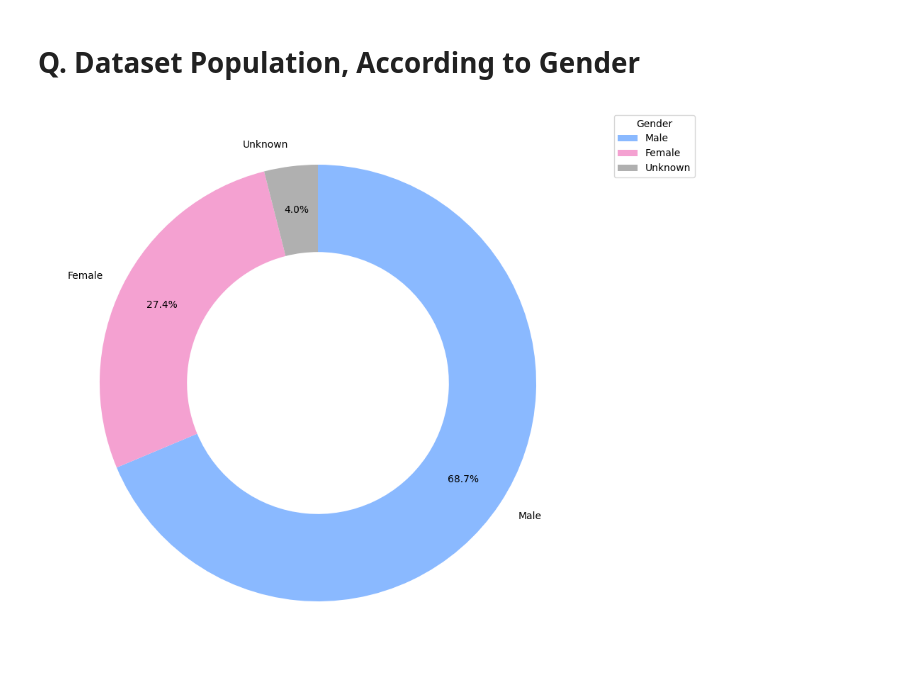
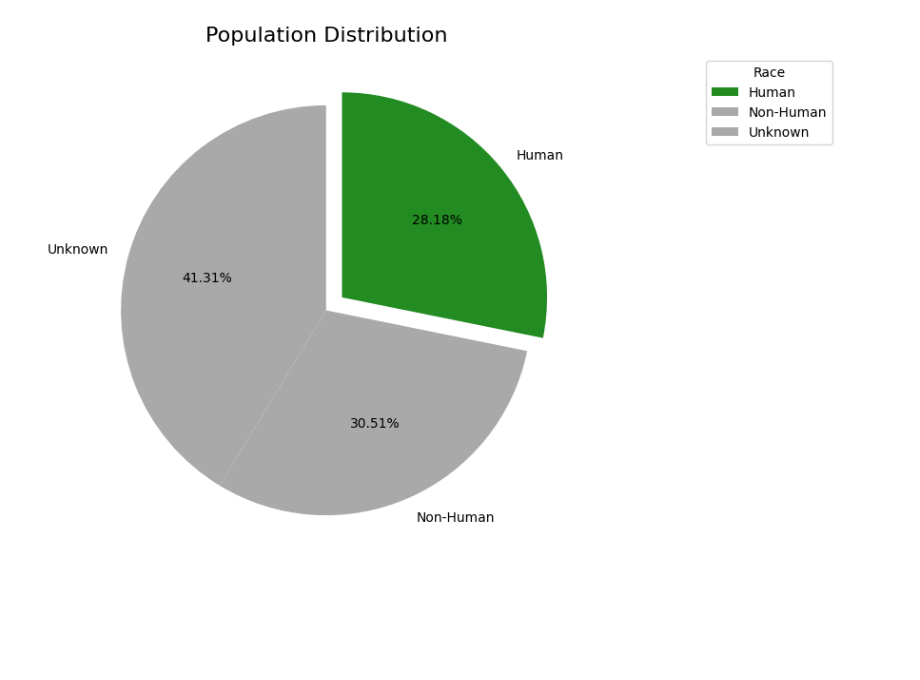
Before and after one commit to kale-kalel/Fictional-Characters-Data-Analysis, a Jupyter notebook: analysis.ipynb, the cells around one changed output. Cells and saved outputs as stored; diff of their text form; code cells hidden in the pictures; blank space fills up the shorter version.

```diff
--- a/analysis.ipynb
+++ b/analysis.ipynb
@@ -114,24 +86,35 @@ plt.show()
-# %% [markdown]
-# **Q. Dataset Population, According to Gender**
-# %%
-population_gender = df['Gender'].value_counts().sort_values(ascending=False)
-plt.figure(figsize=(10,10))
-plt.pie(population_gender,
-        labels = population_gender.index,
-        autopct = '%1.1f%%',
-        startangle = 90,
-        colors = ['#8AB9FF', '#F4A1D1', '#B0B0B0'],
-        textprops = {'fontsize': 10},
-        labeldistance = 1.1,
-        pctdistance = 0.8,
-        wedgeprops = {'width': 0.4},
-        counterclock=False
-)
-plt.legend(population_gender.index,
-           title = 'Gender',
-           loc = 'upper right',
-           bbox_to_anchor = (1.2,1)
-)
-plt.show()
-# %% [output]
-[figure, removed]
+# %%
+# Counts
+race_population = df.loc[df['Race']=='Human']['Race'].value_counts()
+race_population['Non-Human'] = df.loc[(df['Race']!='Human') & (df['Race'] != 'Unknown')]['Race'].value_counts().sum()
+race_population['Unknown'] = df.loc[(df['Race']!='Human') & (df['Race'] == 'Unknown')]['Race'].value_counts().sum()
+race_population.sort_values(ascending=True)
+
+# Visualizing
+pie_color = ['#228B22','#A9A9A9','#A9A9A9']
+explode = [0.1, 0, 0]
+plt.figure(figsize=(7,7))
+plt.title(
+    'Population Distribution',
+    fontsize=16,
+    pad=10
+)
+plt.pie(
+    race_population,
+    labels=race_population.index,
+    autopct='%1.2f%%',
+    colors = pie_color,
+    textprops={'fontsize': 10},
+    explode=explode,
+    counterclock=False,
+    startangle=90
+)
+plt.legend(
+    race_population.index,
+    title='Race',
+    loc='upper right',
+    bbox_to_anchor=(1.5,1)
+)
+plt.show()
+# %% [output]
+[figure, added]
```
Also changed, not shown: parts of 16 cells of this notebook.
